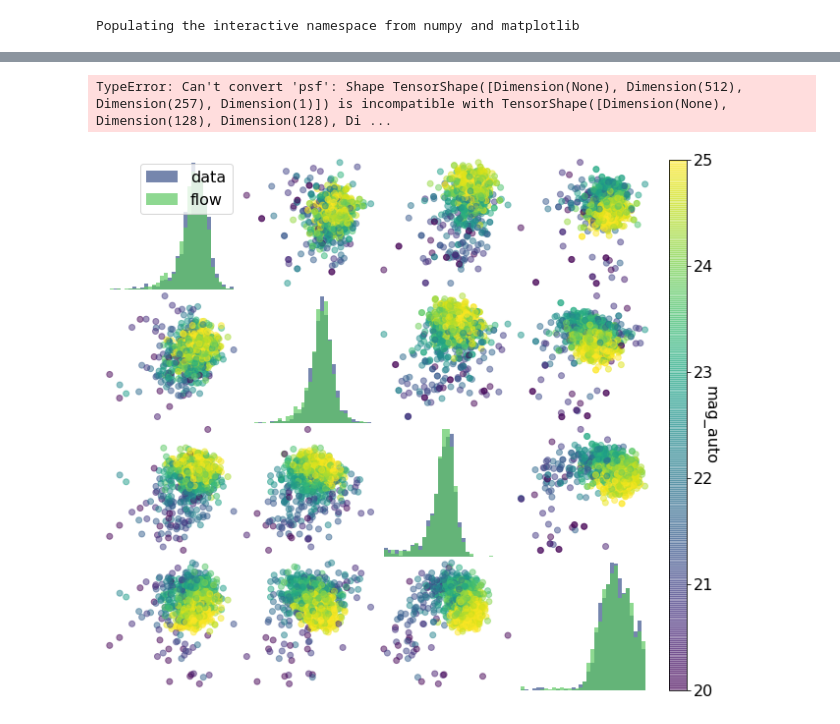
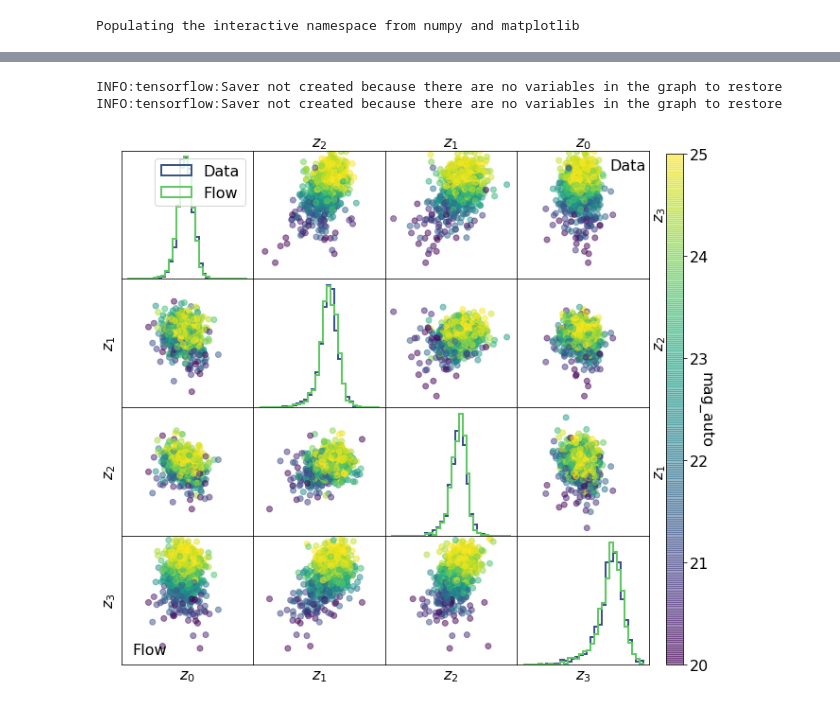
Before and after one commit to McWilliamsCenter/deep_galaxy_models, a Jupyter notebook: Figure_ConditionalFlow.ipynb, the cells around one changed output, grey strips where cells are left out. Drawn from its saved outputs; the diff is of its cells as text; code cells hidden in the pictures.

Commit message:
updating figurs

```diff
--- a/Figure_ConditionalFlow.ipynb
+++ b/Figure_ConditionalFlow.ipynb
@@ -13,10 +16,10 @@ decoder = hub.Module('modules/vae_cosmos_128/decoder')
 # %%
 # Load latent flow model
-sampler = hub.Module('modules/latent_flow_nvp/')
+sampler = hub.Module('modules/flow_pixel_tv_0.01/1592567545/code_sampler/')
 # %%
 Modes = tf.estimator.ModeKeys
 cosmos128 = problems.problem('attrs2img_cosmos128')
-dset = cosmos128.dataset(Modes.EVAL, data_dir='/data2/g2g/datasets/backup/attrs2img_cosmos128')
+dset = cosmos128.dataset(Modes.EVAL, data_dir='/data2/g2g/datasets/cosmos128')
 dset = dset.repeat().batch(128)
 batch = dset.make_one_shot_iterator().get_next()
 # %% [output]
@@ -29,9 +40,11 @@ Instructions for updating:
 Use `for ... in dataset:` to iterate over a dataset. If using `tf.estimator`, return the `Dataset` object directly from your input function. As a last resort, you can use `tf.compat.v1.data.make_one_s ...
 # %%
 code = encoder({'input': batch['inputs'], 'psf': batch['psf']})
-samples = sampler({'flux_radius':batch['flux_radius'], 'zphot':batch['zphot'], 'mag_auto':batch['mag_auto']})
+samples = sampler({'flux_radius':batch['flux_radius'], 'zphot':batch['zphot'], 'mag_auto':batch['mag_auto'],
+                   'random_normal':tf.random_normal(shape=[128, 16])})
 # %% [output]
-TypeError: Can't convert 'psf': Shape TensorShape([Dimension(None), Dimension(512), Dimension(257), Dimension(1)]) is incompatible with TensorShape([Dimension(None), Dimension(128), Dimension(128), Di ...
+INFO:tensorflow:Saver not created because there are no variables in the graph to restore
+INFO:tensorflow:Saver not created because there are no variables in the graph to restore
 # %%
 sess = tf.Session()
 sess.run(tf.global_variables_initializer())
@@ -43,38 +56,82 @@ codes_fake = []
 
 for i in range(10):
     c,fr,tc = sess.run([samples, batch['mag_auto'], code])
-    codes.append(tc.reshape((-1,32)))
+    codes.append(tc.reshape((-1,16)))
     params.append(fr)
-    codes_fake.append(c.reshape((-1,32)))
+    codes_fake.append(c.reshape((-1,16)))
 
 codes = concatenate(codes)
 params = concatenate(params)
 codes_fake = concatenate(codes_fake)
 # %%
 font = {'size'   : 16}
-
 matplotlib.rc('font', **font)
 
+offset=8
 fig = figure(figsize=(10,10))
 for i in range(4):
     for j in range(4):
         subplot(4,4,i+j*4+1)
         if i < j:
-            scatter(codes_fake[:,i], codes_fake[:,j], c=params, vmax=25, vmin=20, alpha=0.5);
-            axis('off')
+            scatter(codes_fake[:,i+offset], codes_fake[:,j+offset], c=params, vmax=25, vmin=20, alpha=0.5);
+            #axis('off')
+            xlim(-5,5)
+            ylim(-5,5)
+
         elif i > j:
-            sc = scatter(codes[:,j], codes[:,i], c=params, vmax=25,vmin=20, alpha=0.5);
-            axis('off')
+            sc = scatter(codes[:,3-i+offset], codes[:,3-j+offset], c=params, vmax=25,vmin=20, alpha=0.5);
+            #axis('off')
+            xlim(-5,5)
+            ylim(-5,5)
+
         else:
-            hist(codes[:,i],32, range=[-5,5], alpha=0.7, label='data', color=plt.cm.viridis(0.25));
-            hist(codes_fake[:,i], 32, range=[-5,5], alpha=0.7, label='flow', color=plt.cm.viridis(0.75));
+            hist(codes[:,i+offset],32, range=[-5,5], label='Data', linewidth=2, color=plt.cm.viridis(0.25), histtype=u'step', density=True);
+            hist(codes_fake[:,i+offset], 32, range=[-5,5], label='Flow', linewidth=2, color=plt.cm.viridis(0.75), histtype=u'step', density=True);
             if i ==0:
                 legend()
-            axis('off')
+
+        if (i == 0) and (j>0):
+            ylabel(r'$z_{%i}$'%j)
+
+        if (i == 3) and (j<3):
+            ylabel(r'$z_{%i}$'%(3-j))
+            ax = plt.gca()
+            ax.yaxis.set_label_position("right")
+
+        if (j == 0) and (i>0):
+            xlabel(r'$z_{%i}$'%(3-i))
+            ax = plt.gca()
+            ax.xaxis.set_label_position("top")
+
+        if (j==3):
+            xlabel(r'$z_{%i}$'%i)
+
+        if (j==3) and (i==0):
+            text(-4.2,-4.2,'Flow')
+
+        if (j==0) and (i==3):
+            text(2.,3.5,'Data')
+
+        if j < 4:
+            plt.tick_params(
+                axis='x',          # changes apply to the x-axis
+                which='both',      # both major and minor ticks are affected
+                bottom=False,      # ticks along the bottom edge are off
+                top=False,         # ticks along the top edge are off
+                labelbottom=False) # labels along the bottom edge are off
+
+        if i >=0:
+            plt.tick_params(
+                axis='y',          # changes apply to the x-axis
+                which='both',      # both major and minor ticks are affected
+                left=False,      # ticks along the bottom edge are off
+                right=False,         # ticks along the top edge are off
+                labelleft=False) # labels along the bottom edge are off
+
 subplots_adjust(wspace=0, hspace=0, right=0.9)
 ax = fig.add_axes([0.925, 0.125, 0.025, 0.75])
 cbar = fig.colorbar(sc, cax=ax);
 cbar.set_label('mag_auto', rotation=270)
-savefig('Figures/Figure_ConditionalFlow.pdf',bbox_inches='tight')
+savefig('Figures/Figure_ConditionalFlow.png',bbox_inches='tight')
 # %% [output]
-[figure, old version]
+[figure, new version]
```
Also changed, not shown: parts of 3 cells of this notebook, 3 other files.
